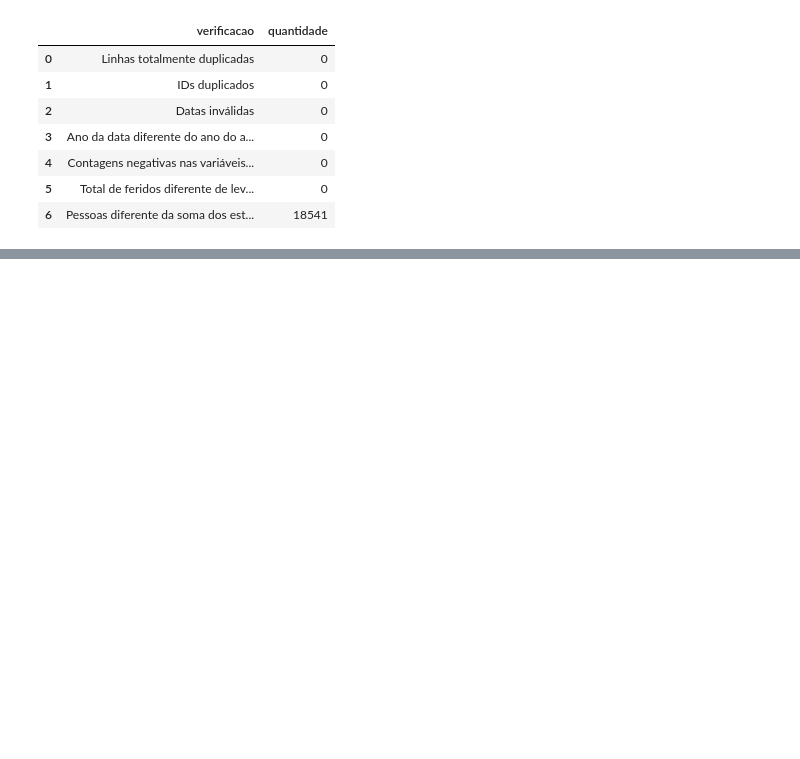
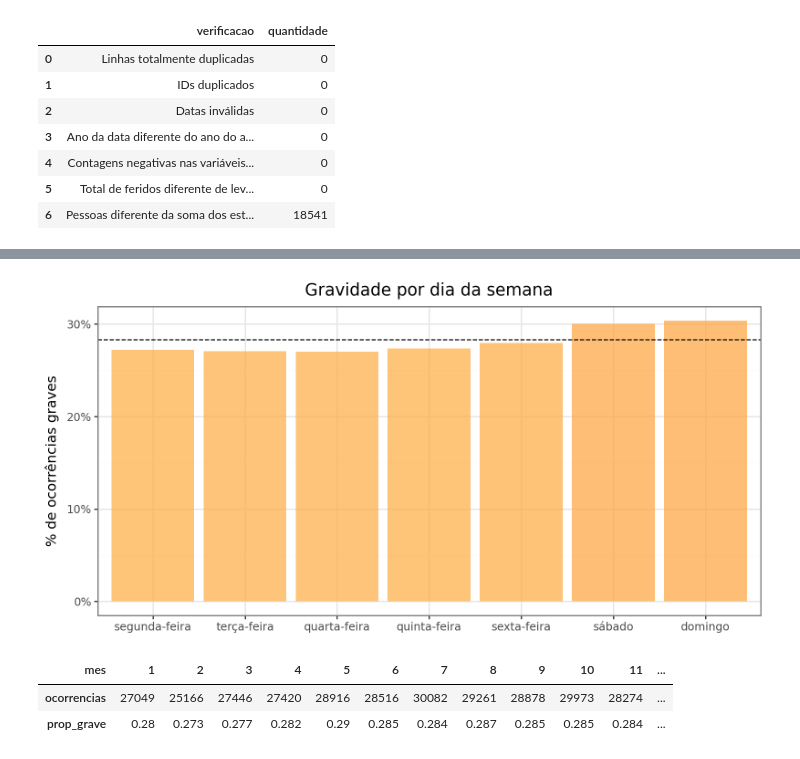
Before and after one commit to MaluSevilha/analise-acidentes-prf, a Jupyter notebook: relatorio.ipynb, the cells around one changed output, grey strips where cells are left out. Cells and saved outputs as stored; diff of their text form; code cells hidden in the pictures; blank space fills up the shorter version.

```diff
--- a/relatorio.ipynb
+++ b/relatorio.ipynb
@@ -302,0 +332,10 @@ Após essas verificações, a base consolidada está adequada para a análise ex
+# %%
+ordem = ["segunda-feira", "terça-feira", "quarta-feira", "quinta-feira",
+         "sexta-feira", "sábado", "domingo"]
+
+por_dia = (base.groupby("dia_semana", as_index = False)
+               .agg(ocorrencias = ("id", "size"), prop_grave = ("grave", "mean"))
+               .assign(dia_semana = lambda _: pd.Categorical(_.dia_semana, categories = ordem, ordered = True))
+               .sort_values("dia_semana"))
+
+por_dia
@@ -302,0 +351,19 @@ Após essas verificações, a base consolidada está adequada para a análise ex
+# %%
+(ggplot(por_dia, aes(x = "dia_semana", y = "prop_grave", fill = "prop_grave")) +
+     geom_col(alpha = 0.75, show_legend = False) +
+     geom_hline(yintercept = media_grave, linetype = "dashed") +
+     scale_fill_distiller(palette = "YlOrRd", direction = 1, limits = (0, 0.8)) +
+     scale_y_continuous(labels = percent_format()) +
+     labs(x = "", y = "% de ocorrências graves", title = "Gravidade por dia da semana") +
+     theme(figure_size = (8, 4)))
+# %% [output]
+[figure, added]
+# %%
+(base.groupby("mes")
+     .agg(ocorrencias = ("id", "size"), prop_grave = ("grave", "mean"))
+     .round(3)
+     .T)
+# %% [output]
+| mes | 1 | 2 | 3 | 4 | 5 | 6 | 7 | 8 | 9 | 10 | 11 | ... |
+| ocorrencias | 27049 | 25166 | 27446 | 27420 | 28916 | 28516 | 30082 | 29261 | 28878 | 29973 | 28274 | ... |
+| prop_grave | 0.28 | 0.273 | 0.277 | 0.282 | 0.29 | 0.285 | 0.284 | 0.287 | 0.285 | 0.285 | 0.284 | ... |
```
Also changed, not shown: parts of 37 cells of this notebook.
